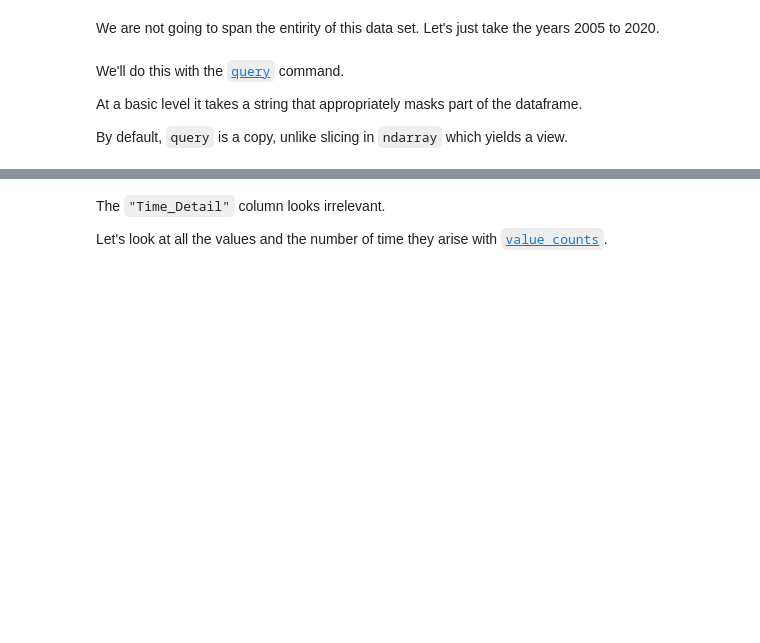
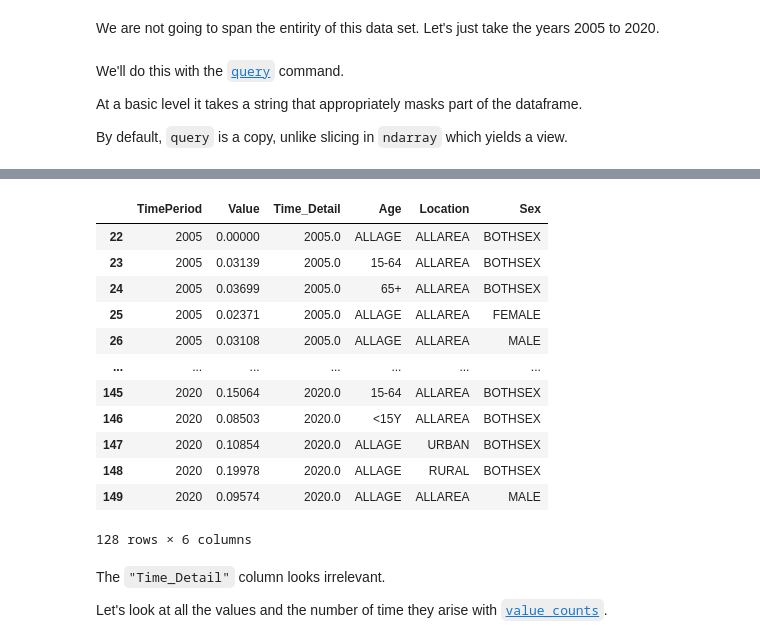
Before and after one commit to joshmaglione/CS102-Jupyter, a Jupyter notebook: 07_DataFrames.ipynb, the cells around one changed output, grey strips where cells are left out. Saved outputs shown, nothing was run; the diff lists cells and outputs as text; code cells hidden in the pictures; blank space fills up the shorter version.

```diff
--- a/07_DataFrames.ipynb
+++ b/07_DataFrames.ipynb
@@ -80,2 +122,18 @@ df1.loc[22]
+# %%
+df1_check
+# %% [output]
+|  | TimePeriod | Value | Time_Detail | Age | Location | Sex |
+| 22 | 2005 | 0.00000 | 2005.0 | ALLAGE | ALLAREA | BOTHSEX |
+| 23 | 2005 | 0.03139 | 2005.0 | 15-64 | ALLAREA | BOTHSEX |
+| 24 | 2005 | 0.03699 | 2005.0 | 65+ | ALLAREA | BOTHSEX |
+| 25 | 2005 | 0.02371 | 2005.0 | ALLAGE | ALLAREA | FEMALE |
+| 26 | 2005 | 0.03108 | 2005.0 | ALLAGE | ALLAREA | MALE |
+| ... | ... | ... | ... | ... | ... | ... |
+| 145 | 2020 | 0.15064 | 2020.0 | 15-64 | ALLAREA | BOTHSEX |
+| 146 | 2020 | 0.08503 | 2020.0 | <15Y | ALLAREA | BOTHSEX |
+| 147 | 2020 | 0.10854 | 2020.0 | ALLAGE | URBAN | BOTHSEX |
+| 148 | 2020 | 0.19978 | 2020.0 | ALLAGE | RURAL | BOTHSEX |
+| 149 | 2020 | 0.09574 | 2020.0 | ALLAGE | ALLAREA | MALE |
+128 rows × 6 columns
 # %%
 df1 = df1_check
```
Also changed, not shown: parts of 28 cells of this notebook, 9 other files.
